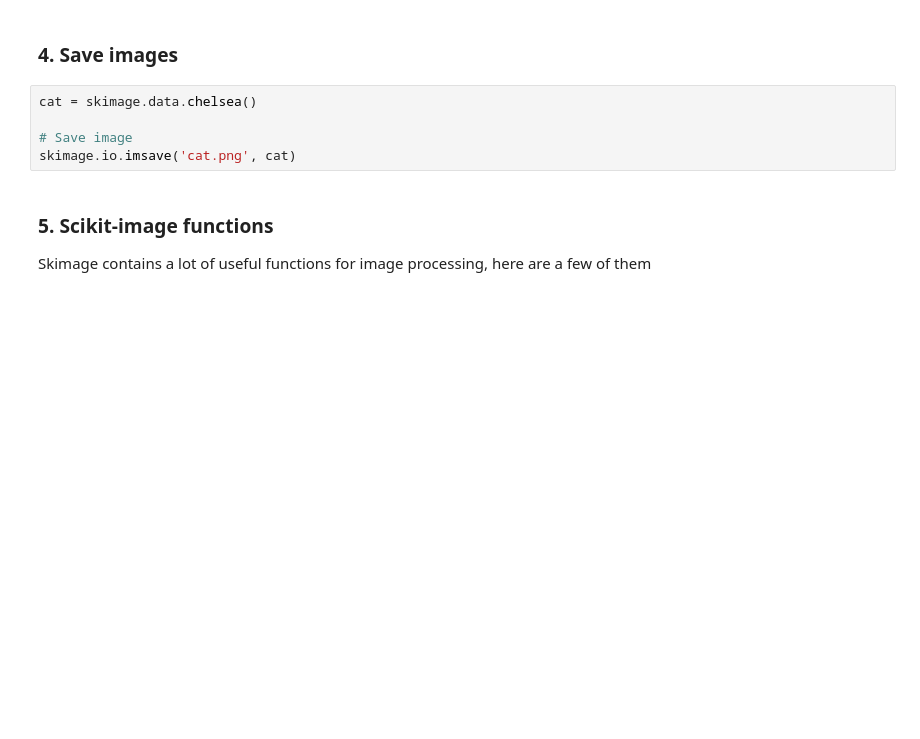
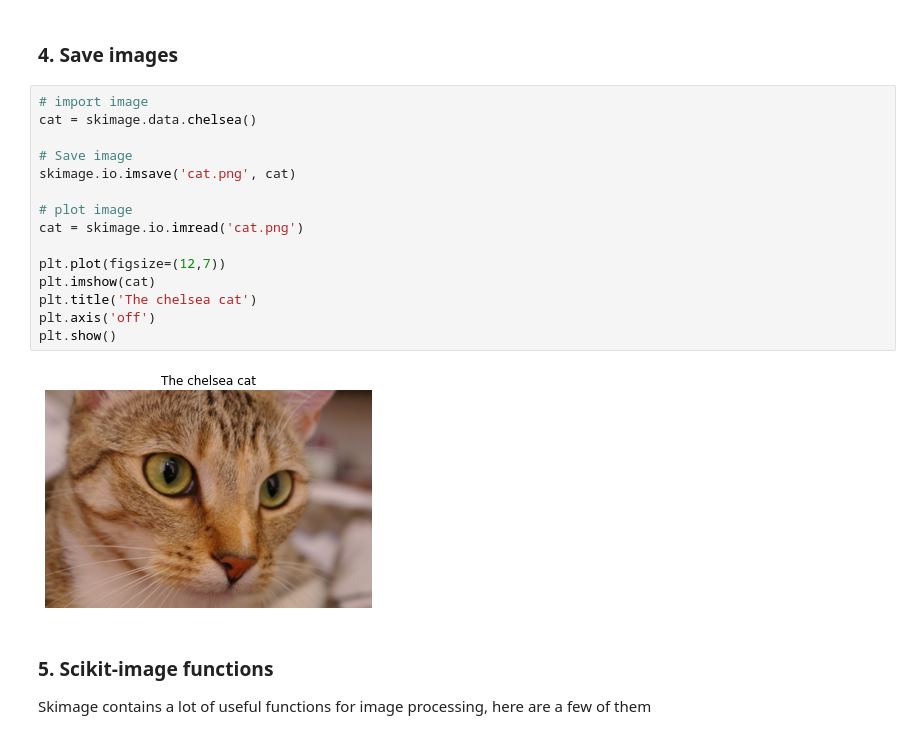
Before and after one commit to LTS5/iapr, a Jupyter notebook: tutorial/tutorial.ipynb, the cells around one changed output. Cells and saved outputs as stored; diff of their text form; blank space fills up the shorter version.

```diff
--- a/tutorial/tutorial.ipynb
+++ b/tutorial/tutorial.ipynb
@@ -151,11 +180,23 @@ plt.show()
 [figure]
 # %% [markdown]
 ### 4. Save images
-# %%
-cat = skimage.data.chelsea()
-
-# Save image
-skimage.io.imsave('cat.png', cat)
+# %%
+# import image
+cat = skimage.data.chelsea()
+
+# Save image
+skimage.io.imsave('cat.png', cat)
+
+# plot image
+cat = skimage.io.imread('cat.png')
+
+plt.plot(figsize=(12,7))
+plt.imshow(cat)
+plt.title('The chelsea cat')
+plt.axis('off')
+plt.show()
+# %% [output]
+[figure, added]
 # %% [markdown]
 ### 5. Scikit-image functions
 Skimage contains a lot of useful functions for image processing, here are a few of them
```
Also changed, not shown: parts of 8 cells of this notebook, 6 other files.
